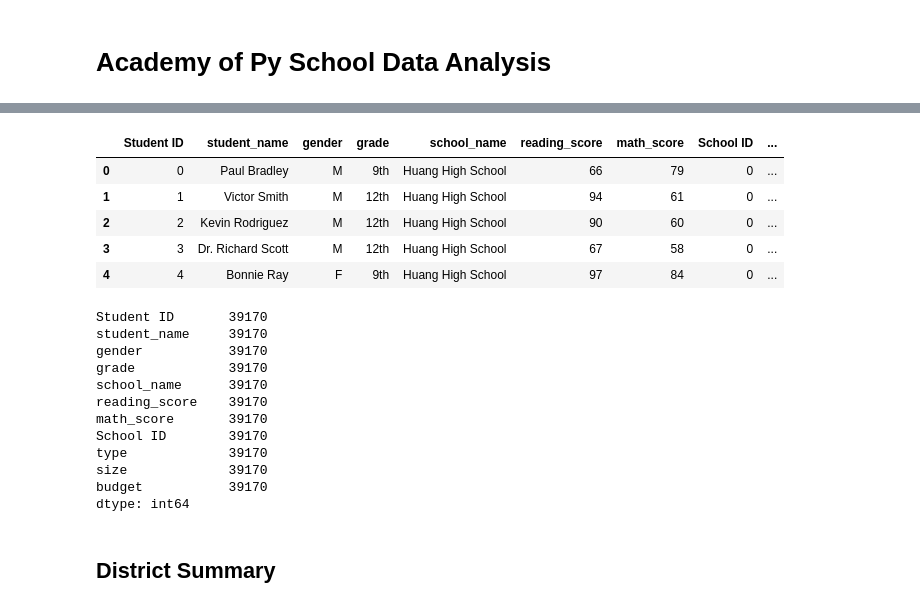
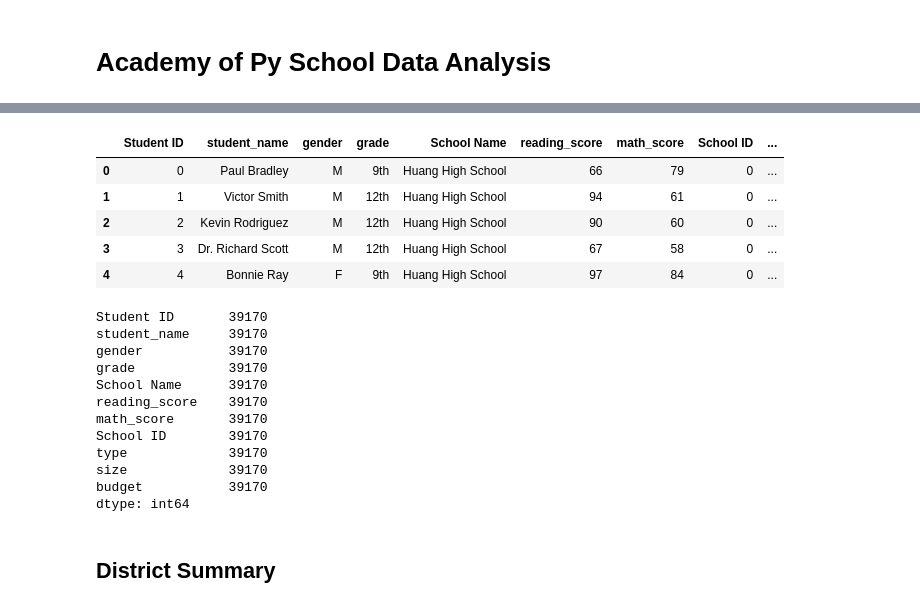
Before and after one commit to Demarsch/data-analytics-bootcamp, a Jupyter notebook: 04 - The Realm of Pandas/Code/AcademyOfPy.ipynb, the cells around one changed output, grey strips where cells are left out. Drawn from its saved outputs; the diff is of its cells as text; code cells hidden in the pictures.

```diff
--- a/04 - The Realm of Pandas/Code/AcademyOfPy.ipynb
+++ b/04 - The Realm of Pandas/Code/AcademyOfPy.ipynb
@@ -22,11 +14,11 @@ student_data.head()
 # %%
 # Combine the data into a single dataset
 # We use inner join here as we are not interested neither in the schools with no students nor in the students
 # that don't belong to any school
-data = pd.merge(student_data, school_data_raw, how="inner", on=["school_name"])
+data = pd.merge(student_data, school_data, how="inner", on=["school_name"]).rename(columns={'school_name' : 'School Name'})
 data.head()
 # %% [output]
-|  | Student ID | student_name | gender | grade | school_name | reading_score | math_score | School ID | ... |
+|  | Student ID | student_name | gender | grade | School Name | reading_score | math_score | School ID | ... |
 | 0 | 0 | Paul Bradley | M | 9th | Huang High School | 66 | 79 | 0 | ... |
 | 1 | 1 | Victor Smith | M | 12th | Huang High School | 94 | 61 | 0 | ... |
 | 2 | 2 | Kevin Rodriguez | M | 12th | Huang High School | 90 | 60 | 0 | ... |
@@ -41,7 +33,7 @@ Student ID       39170
 student_name     39170
 gender           39170
 grade            39170
-school_name      39170
+School Name      39170
 reading_score    39170
 math_score       39170
 School ID        39170
```
Also changed, not shown: parts of 25 cells of this notebook, 6 other files.
